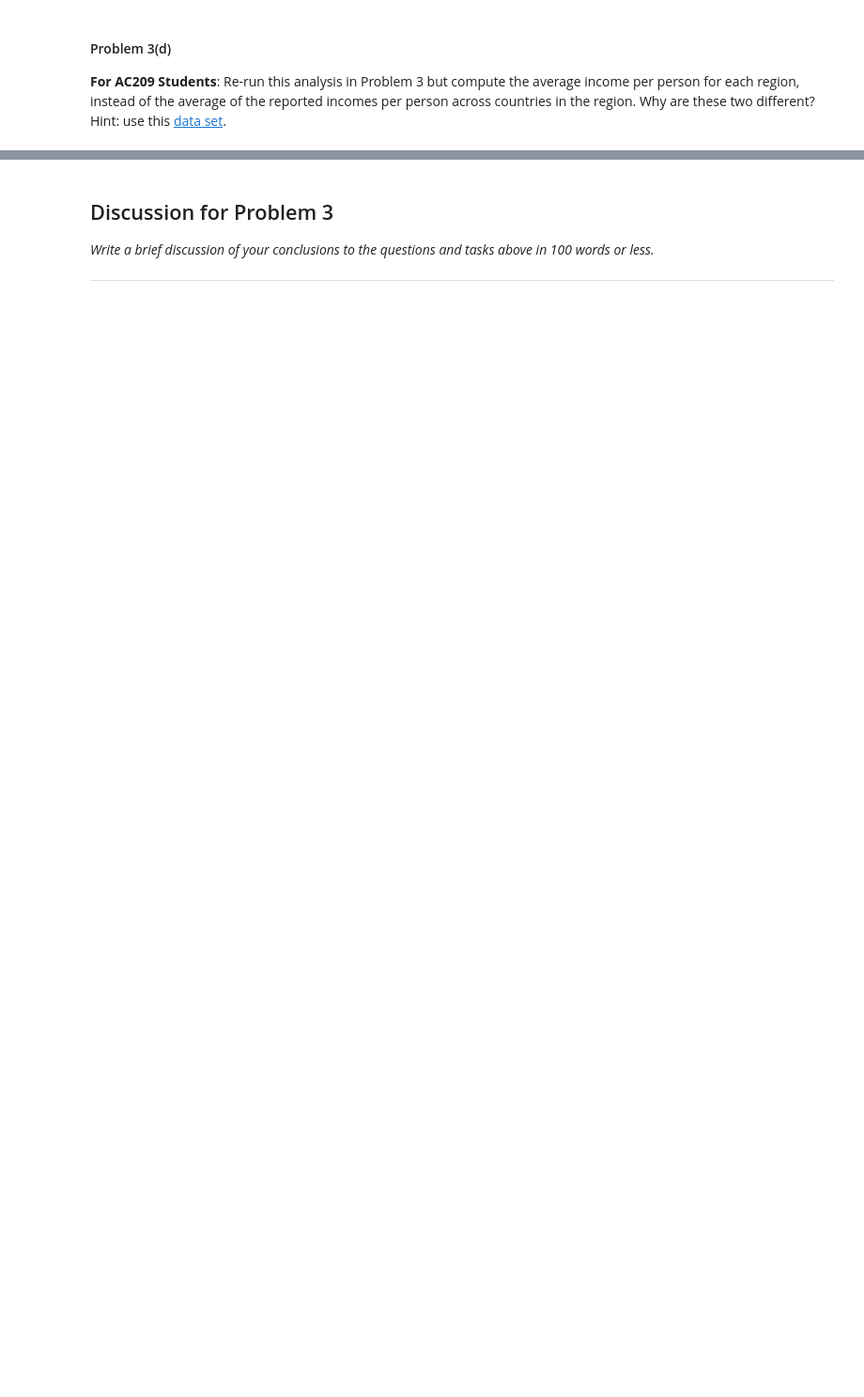
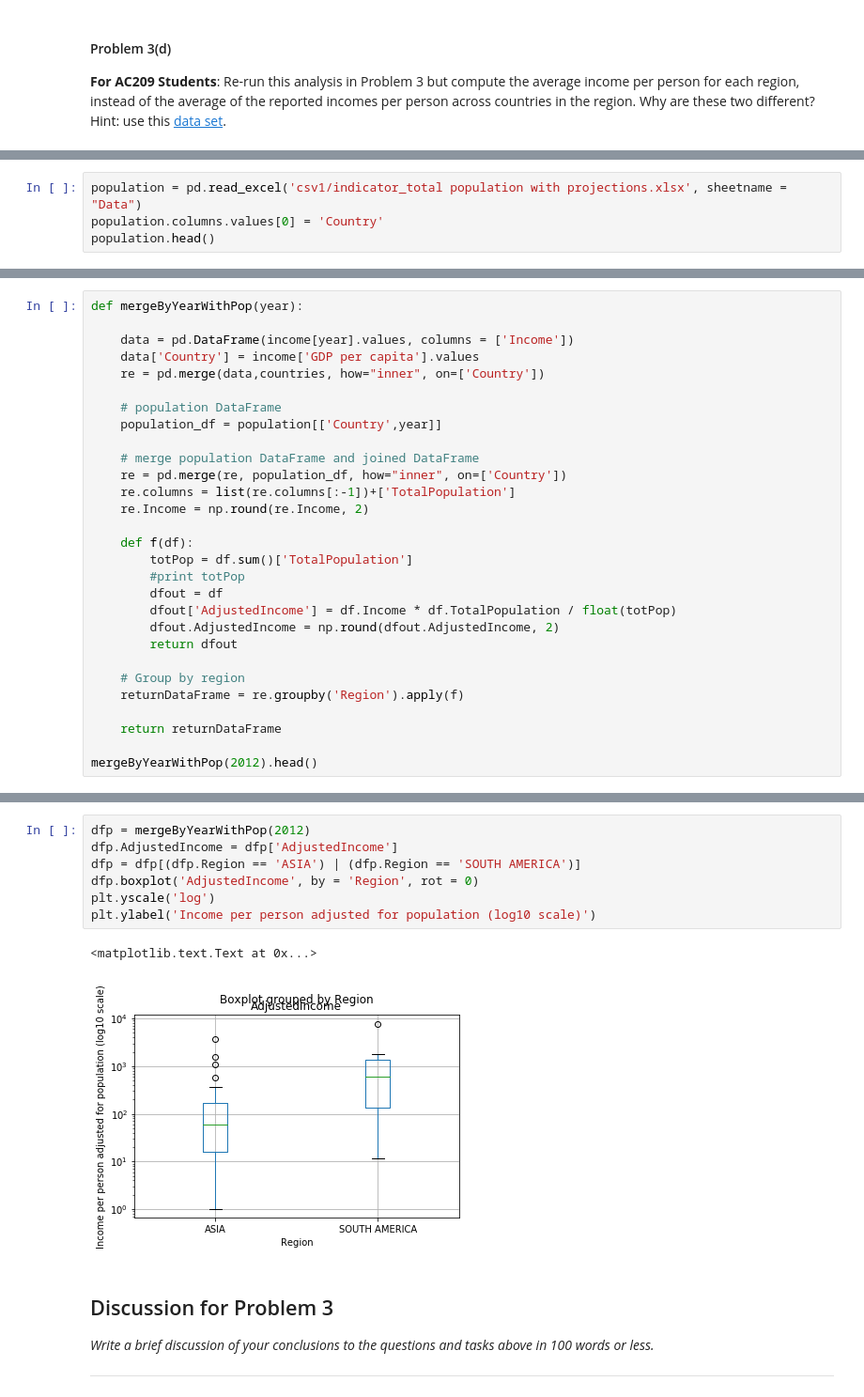
Before and after one commit to ShichengChen/cs109, a Jupyter notebook: 2014-master/homework/HW1.ipynb, the cells around one changed output, grey strips where cells are left out. Shown at 94% size. Saved outputs shown, nothing was run; the diff lists cells and outputs as text; blank space fills up the shorter version.

```diff
--- a/2014-master/homework/HW1.ipynb
+++ b/2014-master/homework/HW1.ipynb
@@ -682,0 +728,4 @@ print mregion.head()
+# %%
+population = pd.read_excel('csv1/indicator_total population with projections.xlsx', sheetname = "Data")
+population.columns.values[0] = 'Country'
+population.head()
@@ -682,0 +749,29 @@ print mregion.head()
+# %%
+def mergeByYearWithPop(year):
+
+    data = pd.DataFrame(income[year].values, columns = ['Income'])
+    data['Country'] = income['GDP per capita'].values
+    re = pd.merge(data,countries, how="inner", on=['Country'])
+
+    # population DataFrame
+    population_df = population[['Country',year]]
+
+    # merge population DataFrame and joined DataFrame
+    re = pd.merge(re, population_df, how="inner", on=['Country'])
+    re.columns = list(re.columns[:-1])+['TotalPopulation']
+    re.Income = np.round(re.Income, 2)
+
+    def f(df):
+        totPop = df.sum()['TotalPopulation']
+        #print totPop
+        dfout = df
+        dfout['AdjustedIncome'] = df.Income * df.TotalPopulation / float(totPop)
+        dfout.AdjustedIncome = np.round(dfout.AdjustedIncome, 2)
+        return dfout
+
+    # Group by region
+    returnDataFrame = re.groupby('Region').apply(f)
+
+    return returnDataFrame
+
+mergeByYearWithPop(2012).head()
@@ -683,3 +815,13 @@ print mregion.head()
+# %%
+dfp = mergeByYearWithPop(2012)
+dfp.AdjustedIncome = dfp['AdjustedIncome']
+dfp = dfp[(dfp.Region == 'ASIA') | (dfp.Region == 'SOUTH AMERICA')]
+dfp.boxplot('AdjustedIncome', by = 'Region', rot = 0)
+plt.yscale('log')
+plt.ylabel('Income per person adjusted for population (log10 scale)')
+# %% [output]
+<matplotlib.text.Text at 0x...>
+[figure, added]
 # %% [markdown]
 ## Discussion for Problem 3
 
```
Also changed, not shown: parts of 12 cells of this notebook, 4 other files.
